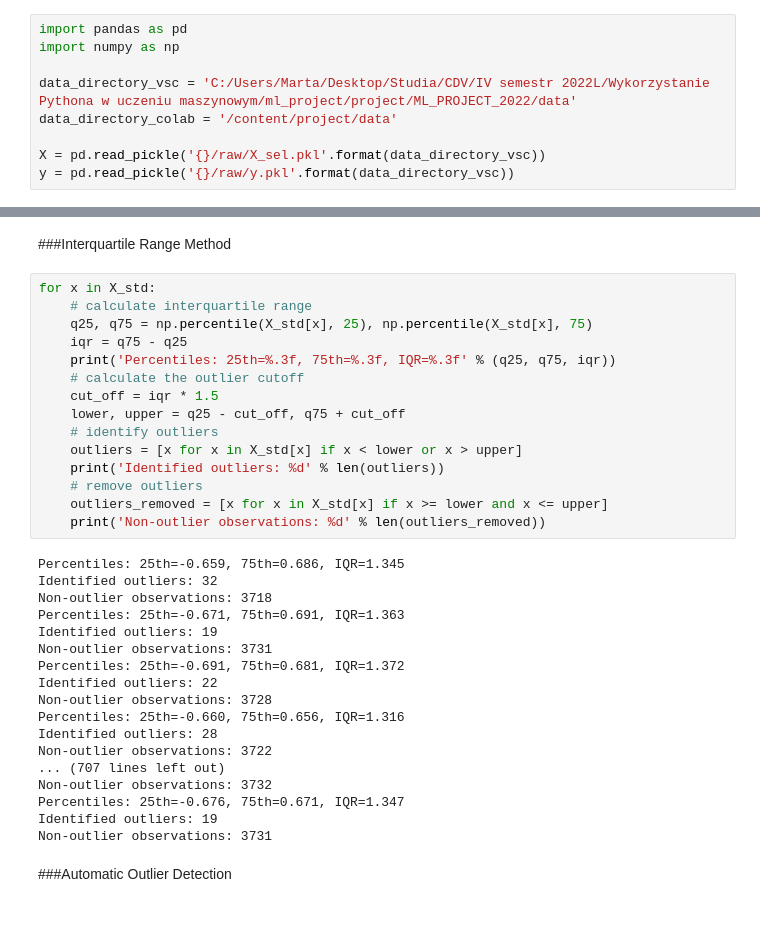
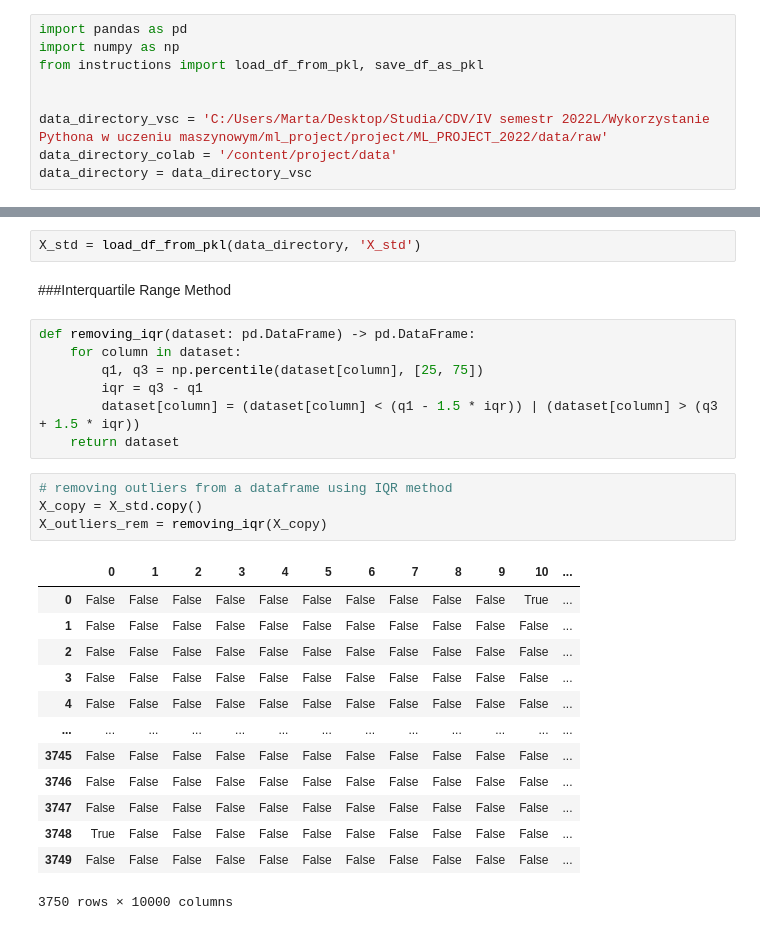
Before and after one commit to MLBartkowiakChojnacki/ML_PROJECT_2022, a Jupyter notebook: notebooks/handling_outliers.ipynb, the cells around one changed output, grey strips where cells are left out. Saved outputs shown, nothing was run; the diff lists cells and outputs as text.

```diff
--- a/notebooks/handling_outliers.ipynb
+++ b/notebooks/handling_outliers.ipynb
@@ -1,9 +1,9 @@
 # %%
 import pandas as pd
 import numpy as np
+from instructions import load_df_from_pkl, save_df_as_pkl
 
-data_directory_vsc = 'C:/Users/Marta/Desktop/Studia/CDV/IV semestr 2022L/Wykorzystanie Pythona w uczeniu maszynowym/ml_project/project/ML_PROJECT_2022/data'
+
+data_directory_vsc = 'C:/Users/Marta/Desktop/Studia/CDV/IV semestr 2022L/Wykorzystanie Pythona w uczeniu maszynowym/ml_project/project/ML_PROJECT_2022/data/raw'
 data_directory_colab = '/content/project/data'
-
-X = pd.read_pickle('{}/raw/X_sel.pkl'.format(data_directory_vsc))
-y = pd.read_pickle('{}/raw/y.pkl'.format(data_directory_vsc))
+data_directory = data_directory_vsc
@@ -49,37 +10,29 @@ Non-outlier observations: 3744
+# %%
+X_std = load_df_from_pkl(data_directory, 'X_std')
 # %% [markdown]
 ###Interquartile Range Method
-# %%
-for x in X_std:
-    # calculate interquartile range
-    q25, q75 = np.percentile(X_std[x], 25), np.percentile(X_std[x], 75)
-    iqr = q75 - q25
-    print('Percentiles: 25th=%.3f, 75th=%.3f, IQR=%.3f' % (q25, q75, iqr))
-    # calculate the outlier cutoff
-    cut_off = iqr * 1.5
-    lower, upper = q25 - cut_off, q75 + cut_off
-    # identify outliers
-    outliers = [x for x in X_std[x] if x < lower or x > upper]
-    print('Identified outliers: %d' % len(outliers))
-    # remove outliers
-    outliers_removed = [x for x in X_std[x] if x >= lower and x <= upper]
-    print('Non-outlier observations: %d' % len(outliers_removed))
-# %% [output]
-Percentiles: 25th=-0.659, 75th=0.686, IQR=1.345
-Identified outliers: 32
-Non-outlier observations: 3718
-Percentiles: 25th=-0.671, 75th=0.691, IQR=1.363
-Identified outliers: 19
-Non-outlier observations: 3731
-Percentiles: 25th=-0.691, 75th=0.681, IQR=1.372
-Identified outliers: 22
-Non-outlier observations: 3728
-Percentiles: 25th=-0.660, 75th=0.656, IQR=1.316
-Identified outliers: 28
-Non-outlier observations: 3722
-... (707 lines left out)
-Non-outlier observations: 3732
-Percentiles: 25th=-0.676, 75th=0.671, IQR=1.347
-Identified outliers: 19
-Non-outlier observations: 3731
-# %% [markdown]
-###Automatic Outlier Detection
+# %%
+def removing_iqr(dataset: pd.DataFrame) -> pd.DataFrame:
+    for column in dataset:
+        q1, q3 = np.percentile(dataset[column], [25, 75])
+        iqr = q3 - q1
+        dataset[column] = (dataset[column] < (q1 - 1.5 * iqr)) | (dataset[column] > (q3 + 1.5 * iqr))
+    return dataset
+# %%
+# removing outliers from a dataframe using IQR method
+X_copy = X_std.copy()
+X_outliers_rem = removing_iqr(X_copy)
+# %% [output]
+|  | 0 | 1 | 2 | 3 | 4 | 5 | 6 | 7 | 8 | 9 | 10 | ... |
+| 0 | False | False | False | False | False | False | False | False | False | False | True | ... |
+| 1 | False | False | False | False | False | False | False | False | False | False | False | ... |
+| 2 | False | False | False | False | False | False | False | False | False | False | False | ... |
+| 3 | False | False | False | False | False | False | False | False | False | False | False | ... |
+| 4 | False | False | False | False | False | False | False | False | False | False | False | ... |
+| ... | ... | ... | ... | ... | ... | ... | ... | ... | ... | ... | ... | ... |
+| 3745 | False | False | False | False | False | False | False | False | False | False | False | ... |
+| 3746 | False | False | False | False | False | False | False | False | False | False | False | ... |
+| 3747 | False | False | False | False | False | False | False | False | False | False | False | ... |
+| 3748 | True | False | False | False | False | False | False | False | False | False | False | ... |
+| 3749 | False | False | False | False | False | False | False | False | False | False | False | ... |
+3750 rows × 10000 columns
```
Also changed, not shown: parts of 9 cells of this notebook.
